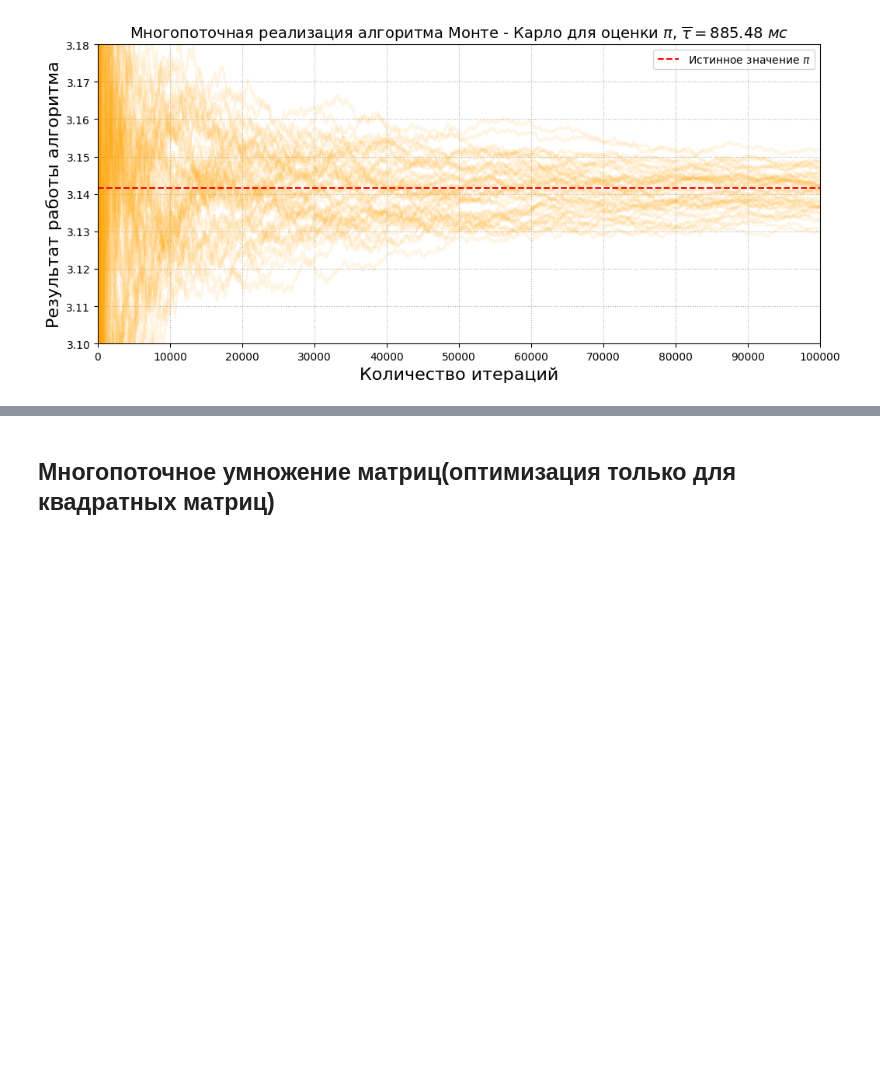
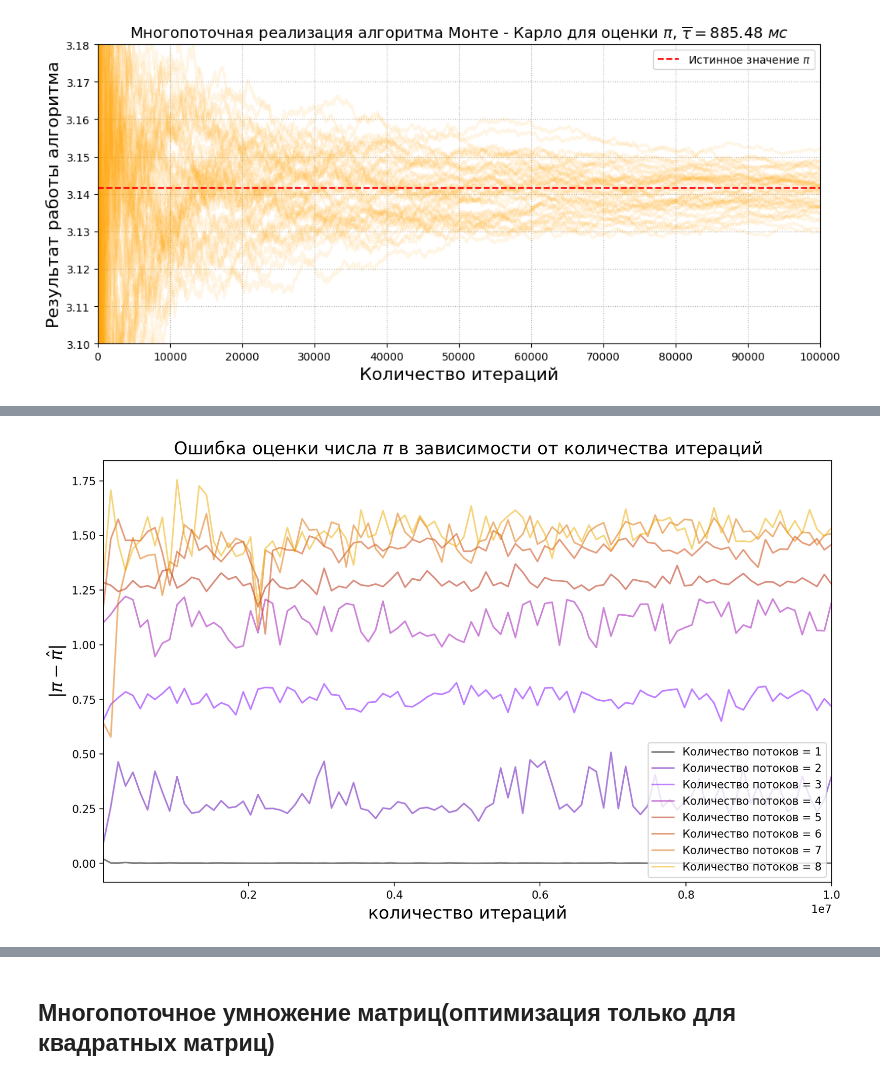
Before and after one commit to ShmakovVladimir/CplusplusHOMEWORK, a Jupyter notebook: lesson_2_7/main.ipynb, the cells around one changed output, grey strips where cells are left out. Saved outputs shown, nothing was run; the diff lists cells and outputs as text; code cells hidden in the pictures; blank space fills up the shorter version.

```diff
--- a/lesson_2_7/main.ipynb
+++ b/lesson_2_7/main.ipynb
@@ -81,0 +161,20 @@ plt.title(r"Многопоточная реализация алгоритма
+# %%
+plt.figure(figsize = (12, 7), dpi = 200)
+
+for ind, thread_count in enumerate(thread_count_values):
+    color = cm.gnuplot(ind / len(thread_count_values))
+    plt.plot(iteration_values,
+             np.abs(np.array(pi_estimation_result[thread_count]) - np.pi),
+            label = f'Количество потоков = {thread_count}',
+            color = color,
+            alpha = 0.5)
+
+plt.xlim(min(iteration_values), max(iteration_values))
+
+plt.xlabel("количество итераций", fontsize = 16)
+plt.ylabel(r"$|\pi - \hat{\pi}|$", fontsize = 16)
+plt.title("Ошибка оценки числа $\pi$ в зависимости от количества итераций",
+          fontsize = 16)
+plt.legend(fontsize = 10, loc = 'lower right');
+# %% [output]
+[figure, added]
```
Also changed, not shown: parts of 11 cells of this notebook, 3 other files.
